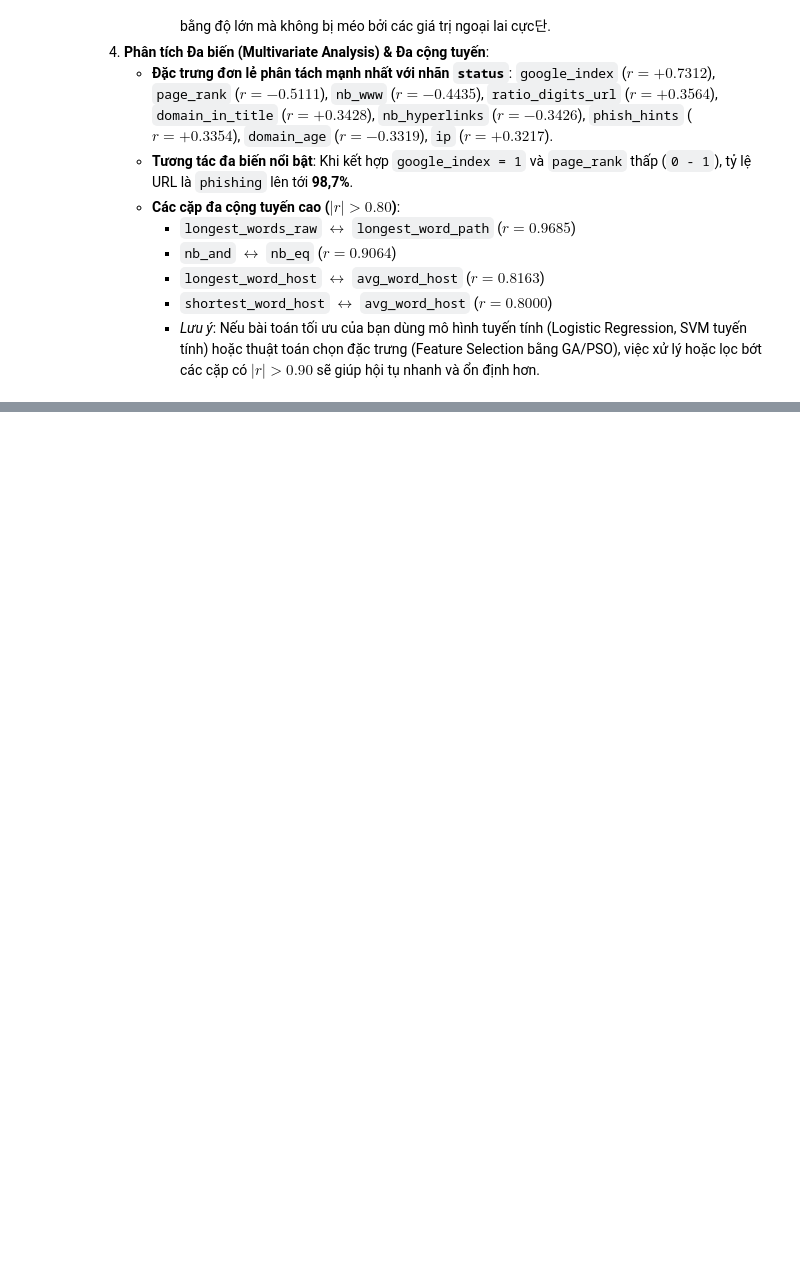
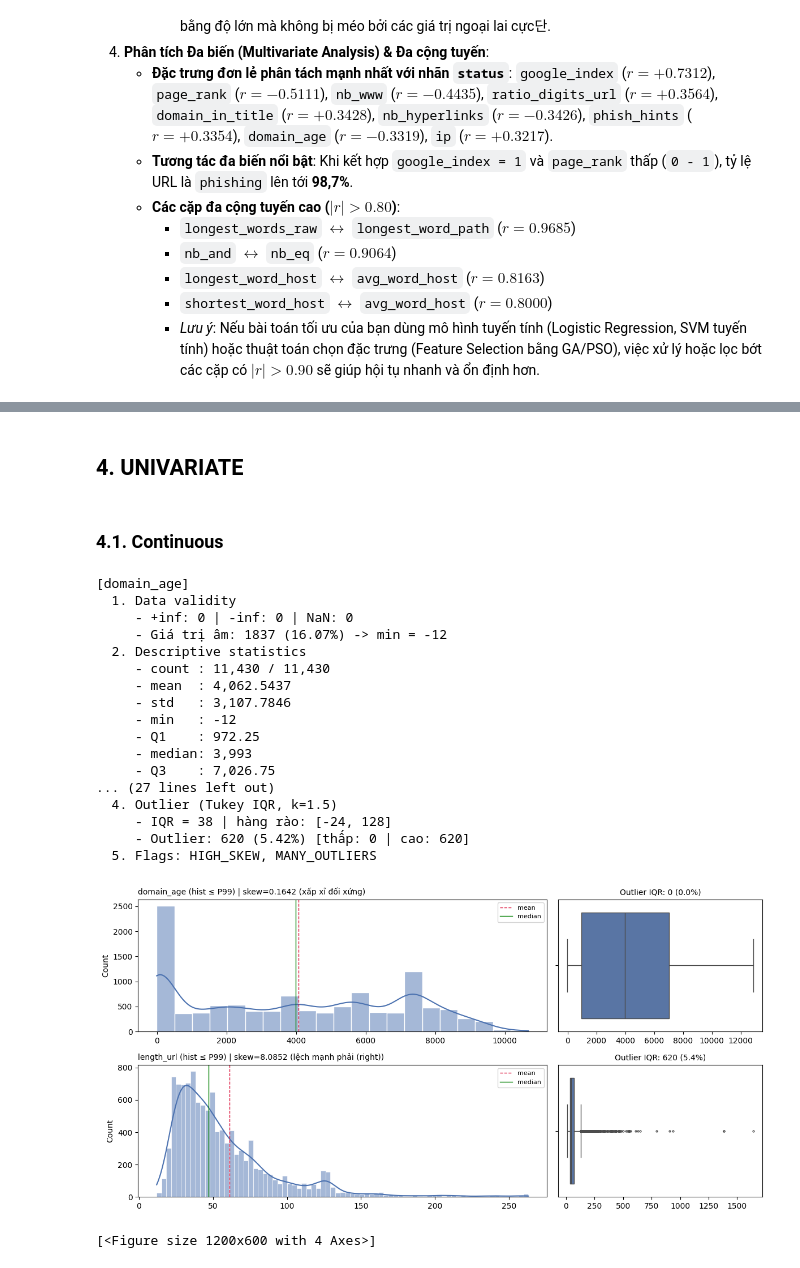
Before and after one commit to xuancuong1019/optimization_algorithm_phishing_detection, a Jupyter notebook: notebooks/01_exploratory_data_analysis.ipynb, the cells around one changed output, grey strips where cells are left out. Saved outputs shown, nothing was run; the diff lists cells and outputs as text; code cells hidden in the pictures; blank space fills up the shorter version.

Commit message:
Univariate analysis

```diff
--- a/notebooks/01_exploratory_data_analysis.ipynb
+++ b/notebooks/01_exploratory_data_analysis.ipynb
@@ -201,0 +104,46 @@ plt.show()
+# %% [markdown]
+## 4. UNIVARIATE
+# %% [markdown]
+### 4.1. Continuous
+# %%
+import sys; sys.path.append("..")
+import pandas as pd
+from src.eda.univariate import UnivariateAnalyzer
+
+df = pd.read_csv("../data/raw/dataset_B_05_2020.csv")
+nun = df.select_dtypes("number").nunique()
+cont_cols = nun[nun > 2].index.tolist()          # đúng 50 cột
+
+ua = UnivariateAnalyzer(df, cols=cont_cols)
+
+ua.summary()                                     # 1 dòng / cột: chọn cột cần đào sâu
+ua.filter_by_flag("HIGH_SKEW")                   # lọc cột theo cờ cảnh báo
+ua.top("pct_out", n=10)                          # top 10 cột nhiều outlier nhất
+
+
+selected_cols= ["domain_age", "length_url"]      # chọn các cột continuous/count cần kiểm tra
+ua.report(selected_cols)                         # báo cáo dạng danh sách, chỉ cột đã chọn
+ua.plot((selected_cols), clip_upper_q=0.99)
+
+#        save_dir="../reports/figures")           # Hist+KDE+Boxplot
+# ua.export_txt("../reports/univariate_report.txt")  # xuất txt (mặc định: tất cả cột)
+# %% [output]
+[domain_age]
+  1. Data validity
+     - +inf: 0 | -inf: 0 | NaN: 0
+     - Giá trị âm: 1837 (16.07%) -> min = -12
+  2. Descriptive statistics
+     - count : 11,430 / 11,430
+     - mean  : 4,062.5437
+     - std   : 3,107.7846
+     - min   : -12
+     - Q1    : 972.25
+     - median: 3,993
+     - Q3    : 7,026.75
+... (27 lines left out)
+  4. Outlier (Tukey IQR, k=1.5)
+     - IQR = 38 | hàng rào: [-24, 128]
+     - Outlier: 620 (5.42%) [thấp: 0 | cao: 620]
+  5. Flags: HIGH_SKEW, MANY_OUTLIERS
+[figure, added]
+[<Figure size 1200x600 with 4 Axes>]
```
Also changed, not shown: parts of 8 cells of this notebook, 5 other files.
